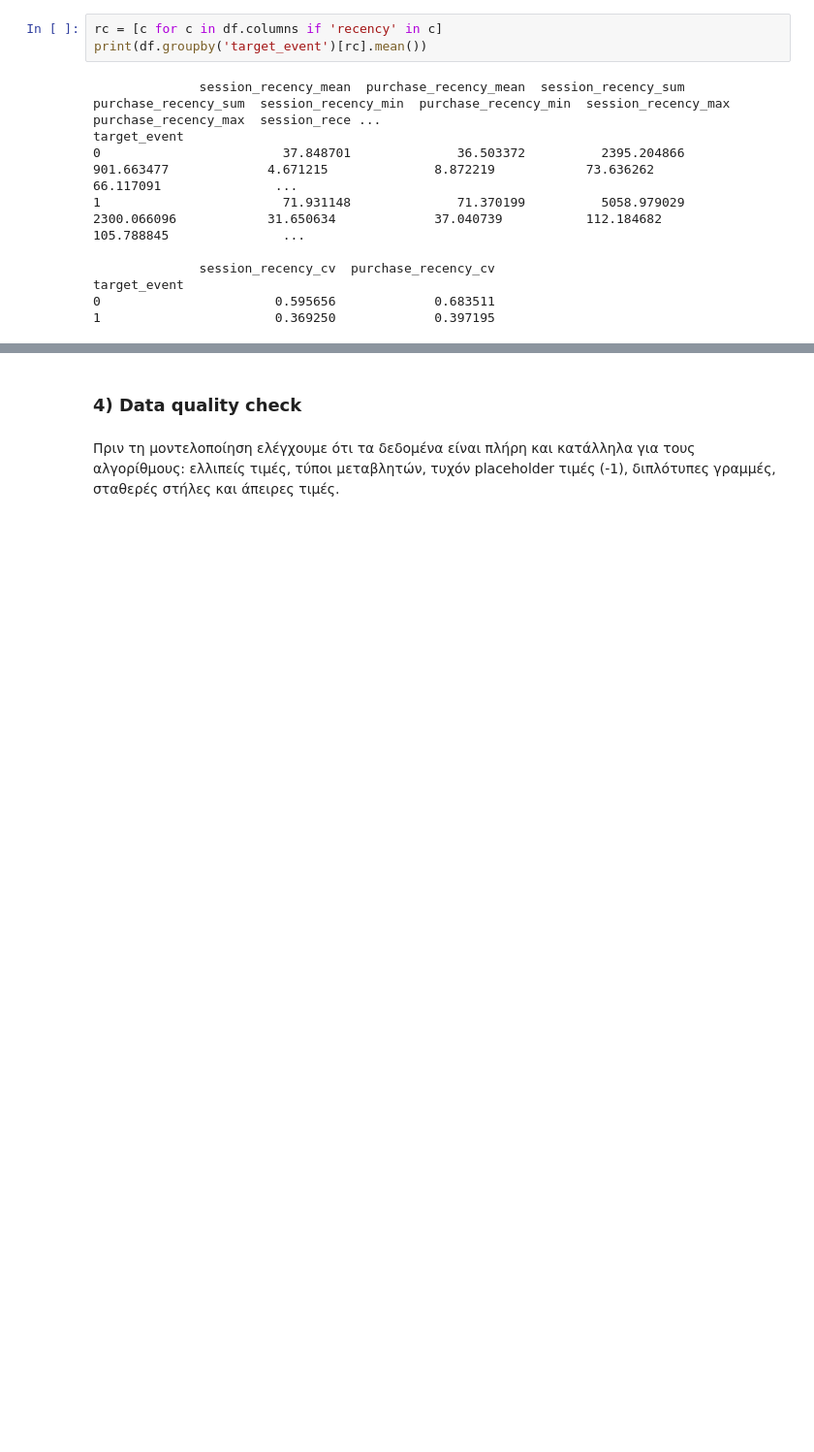
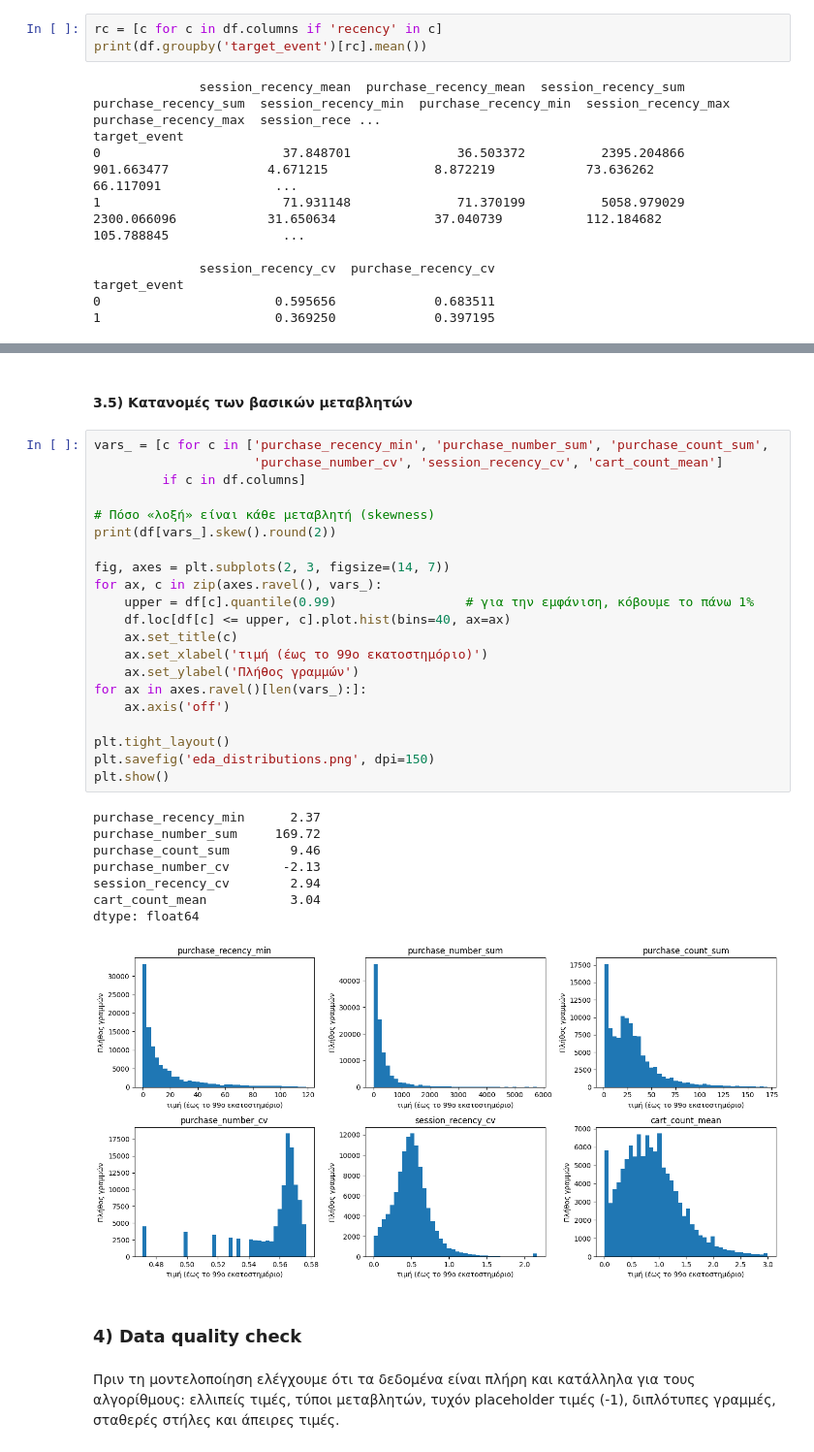
Before and after one commit to mariapourgianou/thesis-churn-prediction, a Jupyter notebook: Classification.ipynb, the cells around one changed output, grey strips where cells are left out. Shown at 97% size. Cells and saved outputs as stored; diff of their text form; blank space fills up the shorter version.

```diff
--- a/Classification.ipynb
+++ b/Classification.ipynb
@@ -330,3 +370,35 @@ target_event
+# %% [markdown]
+#### 3.5) Κατανομές των βασικών μεταβλητών
+# %%
+vars_ = [c for c in ['purchase_recency_min', 'purchase_number_sum', 'purchase_count_sum',
+                     'purchase_number_cv', 'session_recency_cv', 'cart_count_mean']
+         if c in df.columns]
+
+# Πόσο «λοξή» είναι κάθε μεταβλητή (skewness)
+print(df[vars_].skew().round(2))
+
+fig, axes = plt.subplots(2, 3, figsize=(14, 7))
+for ax, c in zip(axes.ravel(), vars_):
+    upper = df[c].quantile(0.99)                 # για την εμφάνιση, κόβουμε το πάνω 1%
+    df.loc[df[c] <= upper, c].plot.hist(bins=40, ax=ax)
+    ax.set_title(c)
+    ax.set_xlabel('τιμή (έως το 99ο εκατοστημόριο)')
+    ax.set_ylabel('Πλήθος γραμμών')
+for ax in axes.ravel()[len(vars_):]:
+    ax.axis('off')
+
+plt.tight_layout()
+plt.savefig('eda_distributions.png', dpi=150)
+plt.show()
+# %% [output]
+purchase_recency_min      2.37
+purchase_number_sum     169.72
+purchase_count_sum        9.46
+purchase_number_cv       -2.13
+session_recency_cv        2.94
+cart_count_mean           3.04
+dtype: float64
+[figure, added]
 # %% [markdown]
 ### 4) Data quality check
 # %% [markdown]
```
Also changed, not shown: parts of 7 cells of this notebook, 2 other files.
